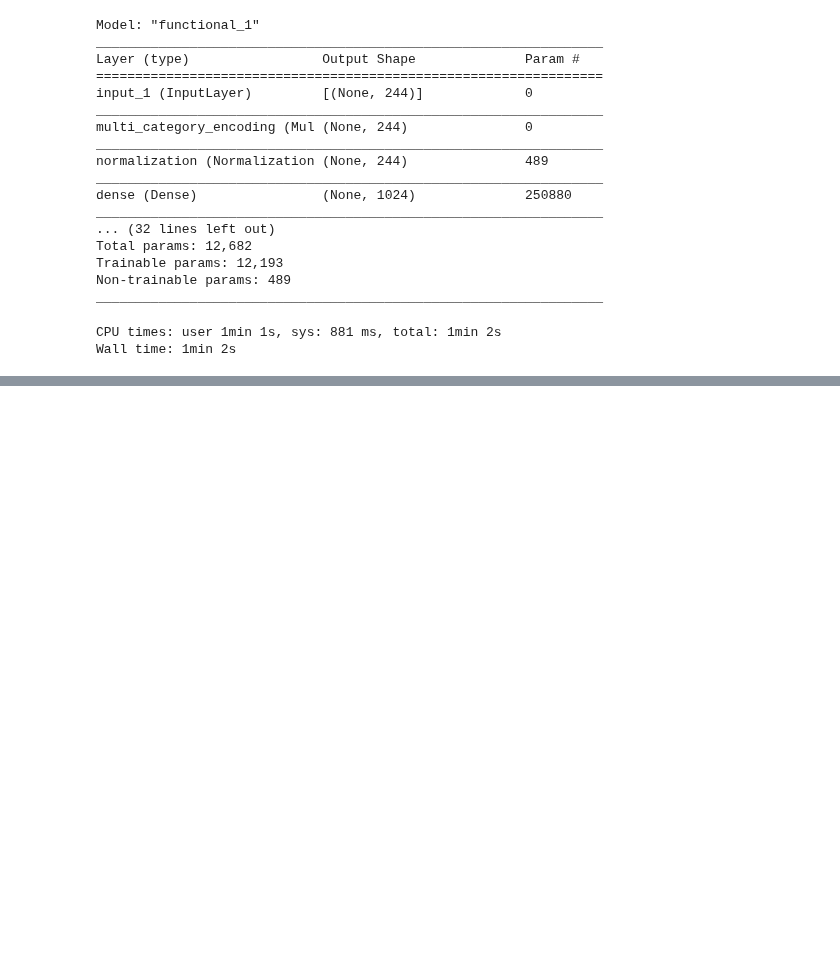
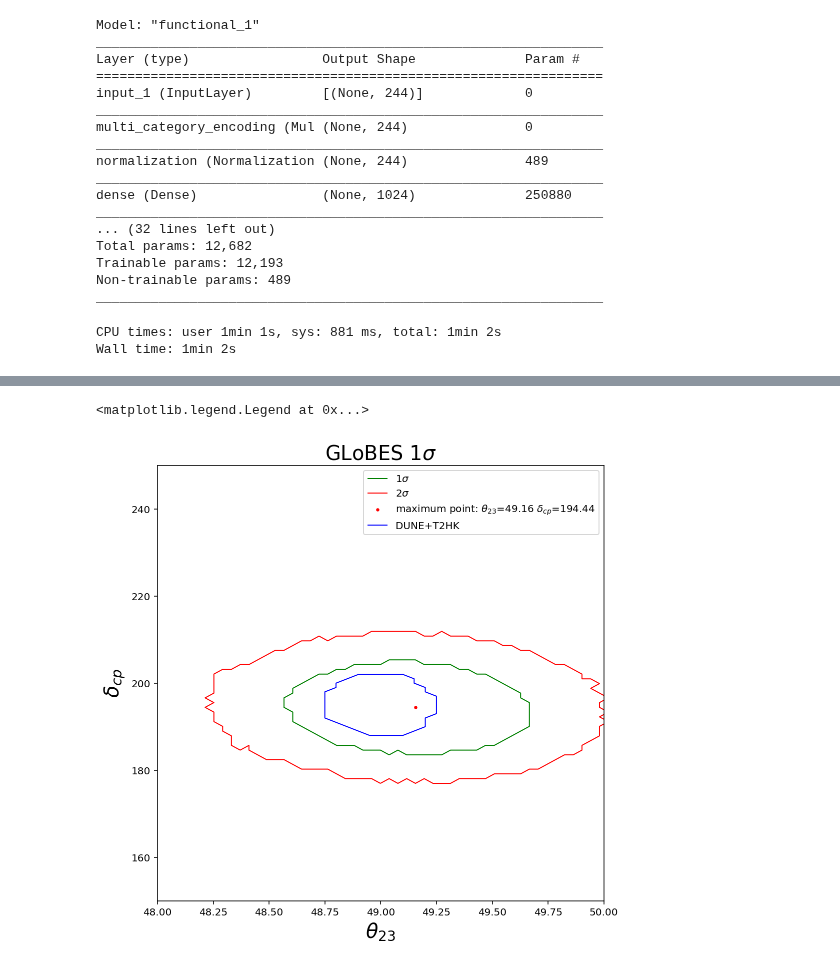
Before and after one commit to davidho27941/ML4NO, a Jupyter notebook: ML/Regression/contour.ipynb, the cells around one changed output, grey strips where cells are left out. Cells and saved outputs as stored; diff of their text form; code cells hidden in the pictures; blank space fills up the shorter version.

Commit message:
update contour chi-square and ML combine

```diff
--- a/ML/Regression/contour.ipynb
+++ b/ML/Regression/contour.ipynb
@@ -171,0 +200,5 @@ Wall time: 1.47 s
+# %%
+#Import txt檔
+f_DUNE = open("/work/chi_square-4-2_figB_DUNE.txt")
+f_T2HK = open("/work/chi_square-4-2_figB_T2HK.txt")
+f_DUT2 = open("/work/chi_square-4-2_figB_DUT2.txt")
@@ -171,0 +250,41 @@ Wall time: 1.47 s
+# %%
+x1 = np.linspace(min(theta23_T2HK)*10-30, max(theta23_T2HK)*10 + 30, 65)/10
+y1 = np.linspace(min(delta_cp_T2HK)-6, max(delta_cp_T2HK)+6, 14)
+X1, Y1 = np.meshgrid(x1, y1)
+Z1 = np.zeros((len(X1),len(X1[0])))
+
+for i in range(len(theta23_T2HK)):
+    a = np.where(X1 == theta23_T2HK[i])[1][0]
+    b = np.where(Y1 == delta_cp_T2HK[i])[0][0]
+    Z1[b][a] = 1
+# %%
+x2 = np.linspace(min(theta23_DUT2)*10-30, max(theta23_DUT2)*10 + 30, 129)/10
+y2 = np.linspace(min(delta_cp_DUT2)-6, max(delta_cp_DUT2)+6, 25)
+X2, Y2 = np.meshgrid(x2, y2)
+Z2 = np.zeros((len(X2),len(X2[0])))
+
+for i in range(len(theta23_DUT2)):
+    a = np.where(X2 == theta23_DUT2[i])[1][0]
+    b = np.where(Y2 == delta_cp_DUT2[i])[0][0]
+    Z2[b][a] = 1
+# %%
+from matplotlib.collections import LineCollection
+plt.figure(figsize = (8,8))
+plt.xlim(48, 50)
+plt.ylim(150, 250)
+
+CS_1_sigma = plt.contour(X, Y, one_sigma_region_boundary, 0, colors='green', linestyles="-", linewidths=1)
+CS_2_sigma = plt.contour(X, Y, two_sigma_region_boundary, 0, colors='red', linestyles="-", linewidths=1)
+CS_1_sigma.collections[0].set_label("1$\sigma$")
+CS_2_sigma.collections[0].set_label("2$\sigma$")
+plt.scatter(xedges[max_poi[1]],yedges[max_poi[0]], c="r", s=5, label = "maximum point: $\\theta_{23}$=%.2f $\delta_{cp}$=%.2f" %(xedges[max_poi[1]][0], yedges[max_poi[0]][0]))
+
+DUT2 = plt.contour(X2, Y2, Z2, 0, colors='blue', linestyles="-", linewidths=1)
+DUT2.collections[0].set_label("DUNE+T2HK")
+plt.xlabel(r'$\theta_{23} $', fontsize=20)
+plt.ylabel(r'$\delta_{cp} $', fontsize=20)
+plt.title('GLoBES 'r'$1\sigma $', fontsize=20)
+plt.legend()
+# %% [output]
+<matplotlib.legend.Legend at 0x...>
+[figure, added]
```
Also changed, not shown: parts of 12 cells of this notebook.
